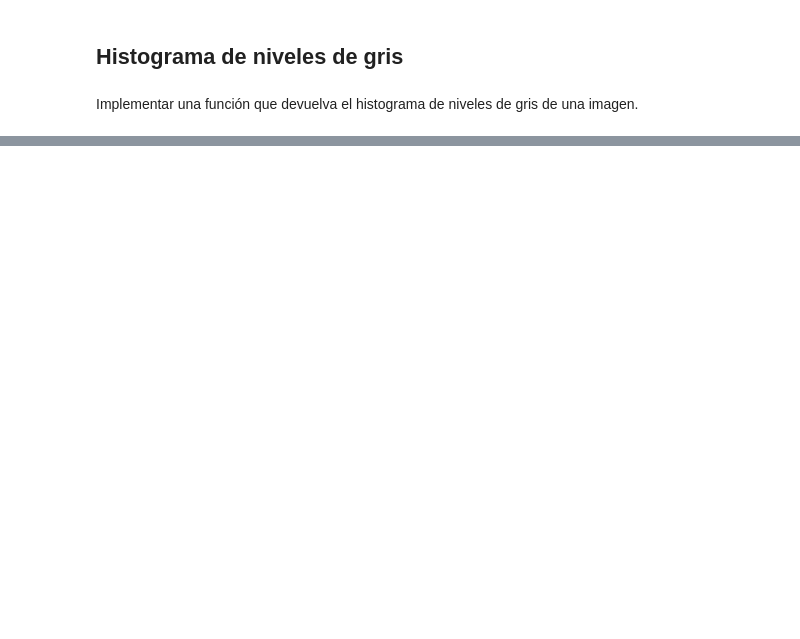
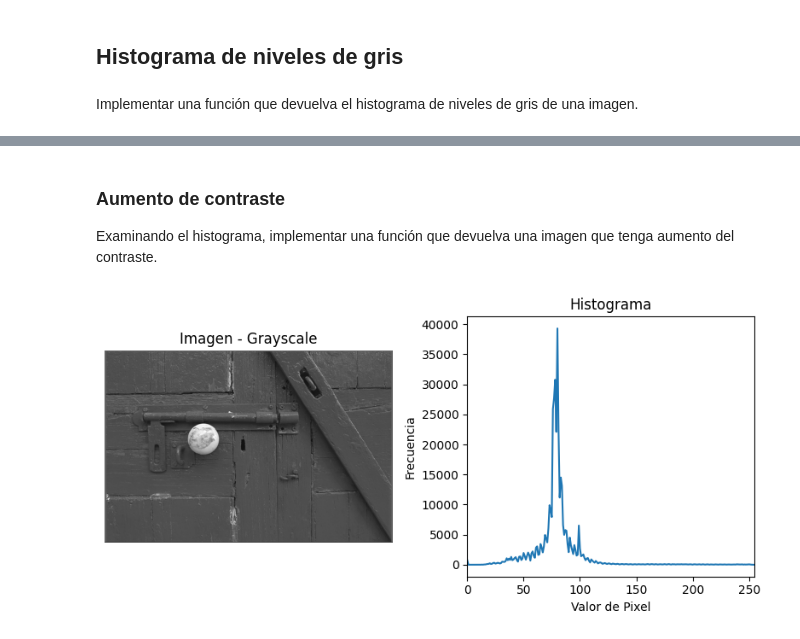
Before and after one commit to ollinurb/elementos-reconocimiento-visual, a Jupyter notebook: practica_1.ipynb, the cells around one changed output, grey strips where cells are left out. Cells and saved outputs as stored; diff of their text form; code cells hidden in the pictures; blank space fills up the shorter version.

```diff
--- a/practica_1.ipynb
+++ b/practica_1.ipynb
@@ -47,3 +66,40 @@ plt.imshow(imagen_negativa,cmap='gray', vmin=0, vmax=255)
 ## Histograma de niveles de gris
 # %% [markdown]
 Implementar una función que devuelva el histograma de niveles de gris de una imagen.
+# %%
+def histograma(imagen):
+    imagen = imagen.convert("L")  # Convertimos imagen a Grayscale
+    imagen = np.array(imagen)  # Convertimos PIL.Image a NP.ARRAY
+
+    # Creamos una figura con 2 subplots
+    fig, axs = plt.subplots(1, 2, figsize=(8, 4))
+
+    # Primer subplot: Imagen original (escala de grises)
+    axs[0].imshow(imagen, cmap='gray')  # Imprimimos imagen
+    axs[0].set_title('Imagen - Grayscale')
+    axs[0].axis('scaled')  # Maintain aspect ratio
+    axs[0].axis('off')  # Para ocultar los ticks
+
+    # Segundo subplot: Histograma
+    hist, bin_edges = np.histogram(imagen.ravel(), 256, [0, 255])
+    axs[1].plot(hist)
+    axs[1].set_xlim([0, 255])
+    axs[1].set_title('Histograma')
+    axs[1].set_xlabel('Valor de Pixel')
+    axs[1].set_ylabel('Frecuencia')
+
+    plt.tight_layout()
+    plt.show()
+# %%
+flintstones = Image.open("1_Introduccion/imagenes_test01/flinstones.png")
+peppers = Image.open("1_Introduccion/imagenes_test01/peppers256.png")
+door = Image.open("1_Introduccion/imagenes1/kodim02.png")
+cupula = Image.open("1_Introduccion/imagenes_contraste/cupula.jpg")
+mamografia = Image.open("1_Introduccion/imagenes_contraste/manografia.jpg")
+
+#histograma recibe argumento de tipo PIL.Image
+histograma(flintstones)
+histograma(peppers)
+histograma(door)
+histograma(cupula)
+histograma(mamografia)
@@ -49,0 +112,7 @@ Implementar una función que devuelva el histograma de niveles de gris de una im
+# %% [markdown]
+### Aumento de contraste
+Examinando el histograma, implementar una función que devuelva una imagen que tenga aumento del contraste.
+# %%
+histograma(door)
+# %% [output]
+[figure, added]
```
Also changed, not shown: parts of 15 cells of this notebook, 1 other file.
